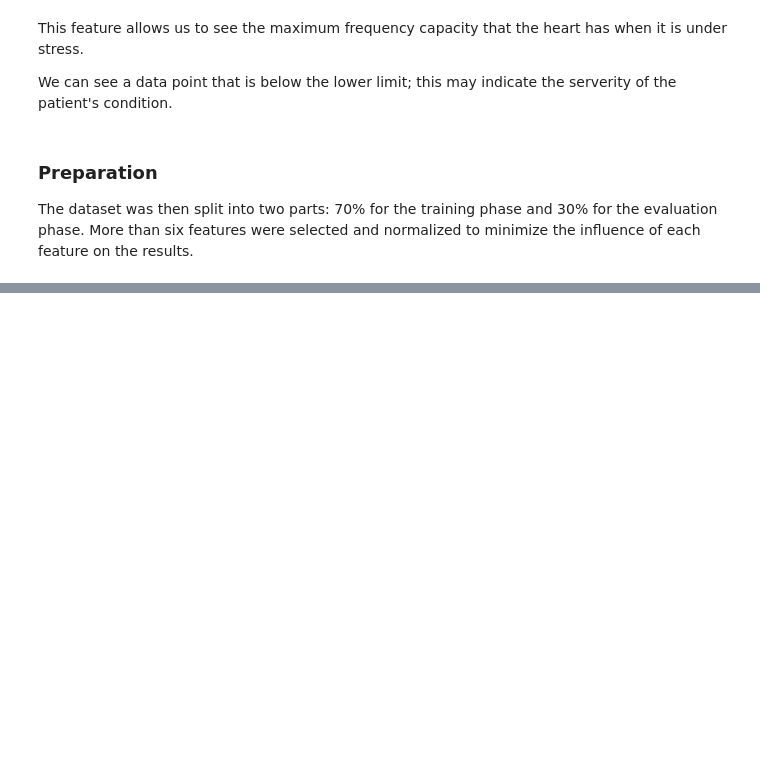
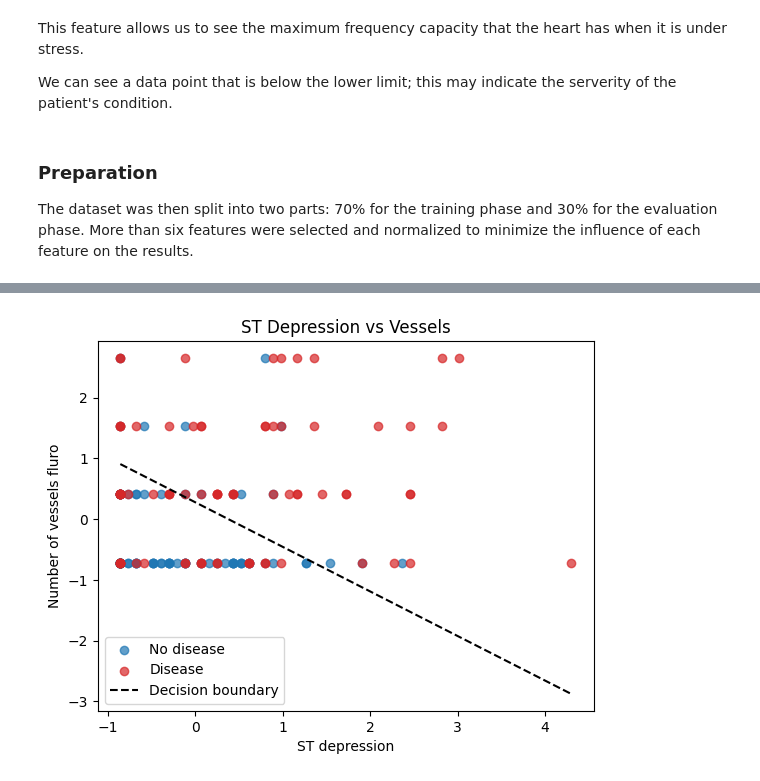
Before and after one commit to tulio3101/TDSE-02, a Jupyter notebook: heart_disease_risk_prediction.ipynb, the cells around one changed output, grey strips where cells are left out. Cells and saved outputs as stored; diff of their text form; code cells hidden in the pictures; blank space fills up the shorter version.

```diff
--- a/heart_disease_risk_prediction.ipynb
+++ b/heart_disease_risk_prediction.ipynb
@@ -185,0 +702,27 @@ Test set size: 81 (30.00%)
+# %%
+x_st_vessels = x_preview_train[["ST depression", "Number of vessels fluro"]]
+y_st_vessels = y_preview_train[["Heart Disease"]]
+
+y_st_vessels.head()
+
+x_st_vessels = x_st_vessels.values
+y_st_vessels = y_st_vessels.to_numpy().ravel()
+
+x_st_vessels = x_st_vessels.astype(np.float64)
+y_st_vessels = y_st_vessels.astype(np.float64)
+
+x_st_vessels_mean = x_st_vessels.mean(axis=0)
+x_st_vessels_std = x_st_vessels.std(axis=0) + 1e-8
+x_st_vessels = (x_st_vessels - x_st_vessels_mean) / x_st_vessels_std
+
+
+m_age_lin, n_age_lin = x_st_vessels.shape
+w_age_cholesterol = np.zeros(n_age_lin)
+b_age_cholesterol = 0.0
+
+num_iters = 2000
+alpha_age_cholesterol = 0.01
+
+w_st_vessels, b_st_vessels, J_hist_bp = gradient_descent(x_st_vessels, y_st_vessels, w_age_cholesterol, b_age_cholesterol, alpha_age_cholesterol, num_iters, print_every=50)
+
+w_st_vessels, b_st_vessels
@@ -185,0 +748,5 @@ Test set size: 81 (30.00%)
+# %%
+plot_boundary_and_scatter(x_st_vessels, y_st_vessels, w_st_vessels, b_st_vessels,
+                          "ST Depression vs Vessels", ["ST depression", "Number of vessels fluro"])
+# %% [output]
+[figure, added]
```
Also changed, not shown: parts of 60 cells of this notebook.
